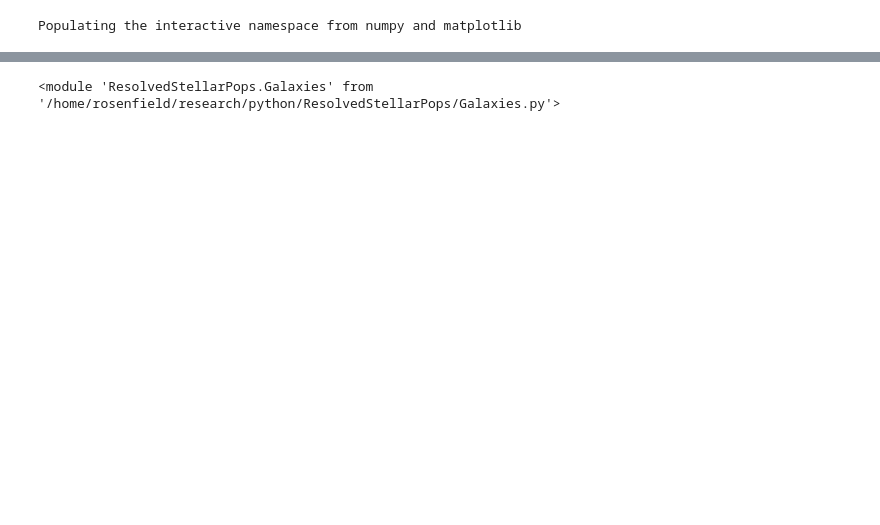
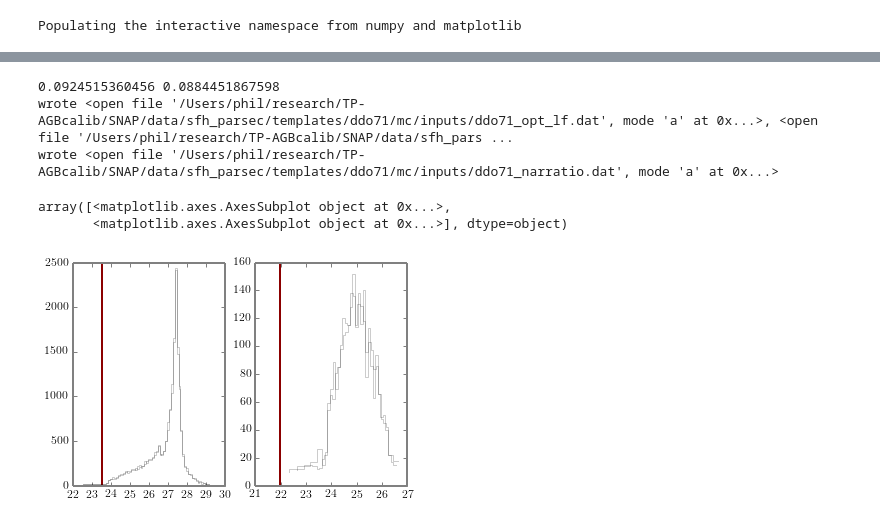
Before and after one commit to philrosenfield/TPAGB-calib, a Jupyter notebook: notebooks/Match SFR to TRILEGAL.ipynb, the cells around one changed output, grey strips where cells are left out. Saved outputs shown, nothing was run; the diff lists cells and outputs as text; code cells hidden in the pictures; blank space fills up the shorter version.

Commit message:
folding in lmc calib to sfh tests.

```diff
--- a/notebooks/Match SFR to TRILEGAL.ipynb
+++ b/notebooks/Match SFR to TRILEGAL.ipynb
@@ -17,0 +30,2 @@ tri_output = snap_src + '/data/sfh_parsec/templates/ddo71/triout_ddo71.dat'
+# %%
+vSFH = galaxy_tests.VarySFHs(galaxy_input, match_zc_sfh)
@@ -18,5 +53,15 @@ tri_output = snap_src + '/data/sfh_parsec/templates/ddo71/triout_ddo71.dat'
 # %%
-vSFH = galaxy_tests.VarySFHs(gal_inp, match_sfh)
-vSFH.gather_results(tri_output, 'ddo71')
+vSFH.gather_results(tri_output)
 # %% [output]
-<module 'ResolvedStellarPops.Galaxies' from '/home/rosenfield/research/python/ResolvedStellarPops/Galaxies.py'>
+0.0924515360456 0.0884451867598
+wrote <open file '/Users/phil/research/TP-AGBcalib/SNAP/data/sfh_parsec/templates/ddo71/mc/inputs/ddo71_opt_lf.dat', mode 'a' at 0x...>, <open file '/Users/phil/research/TP-AGBcalib/SNAP/data/sfh_pars ...
+wrote <open file '/Users/phil/research/TP-AGBcalib/SNAP/data/sfh_parsec/templates/ddo71/mc/inputs/ddo71_narratio.dat', mode 'a' at 0x...>
+# %%
+opt_lf_file = '/Users/phil/research/TP-AGBcalib/SNAP/data/sfh_parsec/templates/ddo71/mc/inputs/ddo71_opt_lf.dat'
+ir_lf_file = '/Users/phil/research/TP-AGBcalib/SNAP/data/sfh_parsec/templates/ddo71/mc/inputs/ddo71_ir_lf.dat'
+# %%
+vSFH.plot_lf_file(opt_lf_file, ir_lf_file)
+# %% [output]
+array([<matplotlib.axes.AxesSubplot object at 0x...>,
+       <matplotlib.axes.AxesSubplot object at 0x...>], dtype=object)
+[figure, added]
```
Also changed, not shown: parts of 8 cells of this notebook, 4 other files.
